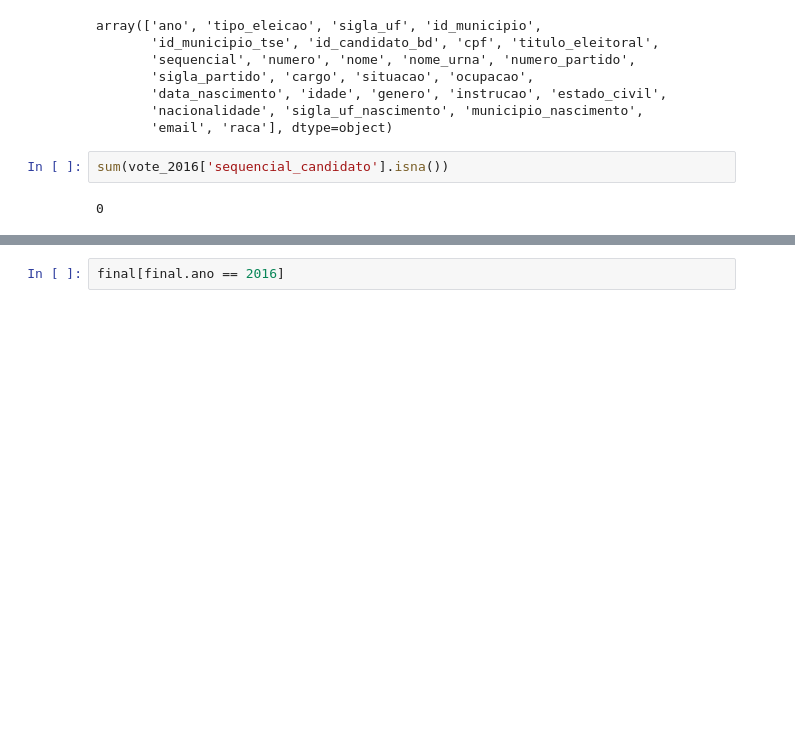
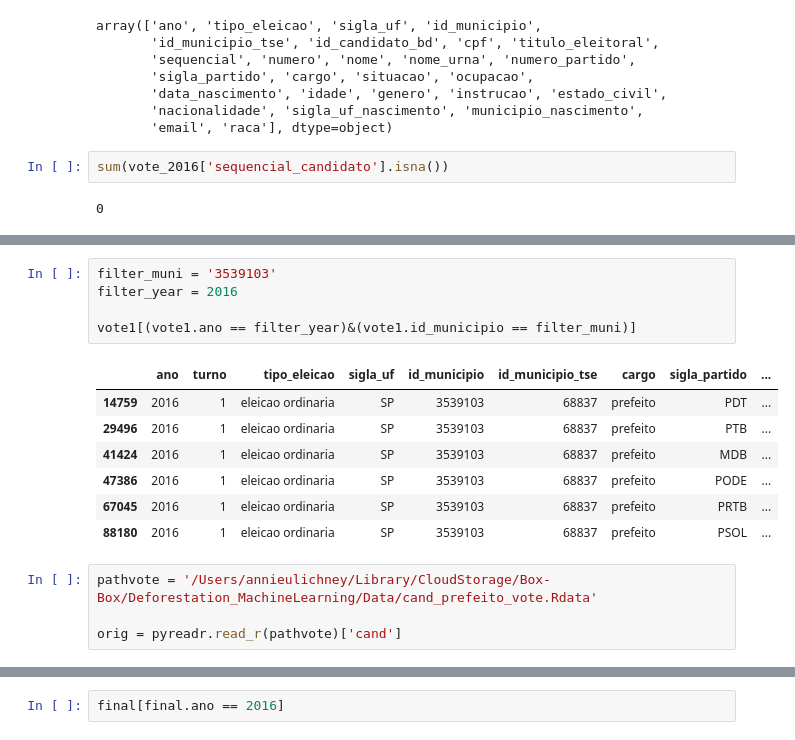
Before and after one commit to aulichney/Deforestation, a Jupyter notebook: CandPrefeitoDataProcessingNew.ipynb, the cells around one changed output, grey strips where cells are left out. Saved outputs shown, nothing was run; the diff lists cells and outputs as text; blank space fills up the shorter version.

Commit message:
Update election data files

```diff
--- a/CandPrefeitoDataProcessingNew.ipynb
+++ b/CandPrefeitoDataProcessingNew.ipynb
@@ -602,0 +427,17 @@ No winner for nan in nan
+# %%
+filter_muni = '3539103'
+filter_year = 2016
+
+vote1[(vote1.ano == filter_year)&(vote1.id_municipio == filter_muni)]
+# %% [output]
+|  | ano | turno | tipo_eleicao | sigla_uf | id_municipio | id_municipio_tse | cargo | sigla_partido | ... |
+| 14759 | 2016 | 1 | eleicao ordinaria | SP | 3539103 | 68837 | prefeito | PDT | ... |
+| 29496 | 2016 | 1 | eleicao ordinaria | SP | 3539103 | 68837 | prefeito | PTB | ... |
+| 41424 | 2016 | 1 | eleicao ordinaria | SP | 3539103 | 68837 | prefeito | MDB | ... |
+| 47386 | 2016 | 1 | eleicao ordinaria | SP | 3539103 | 68837 | prefeito | PODE | ... |
+| 67045 | 2016 | 1 | eleicao ordinaria | SP | 3539103 | 68837 | prefeito | PRTB | ... |
+| 88180 | 2016 | 1 | eleicao ordinaria | SP | 3539103 | 68837 | prefeito | PSOL | ... |
+# %%
+pathvote = '/Users/annieulichney/Library/CloudStorage/Box-Box/Deforestation_MachineLearning/Data/cand_prefeito_vote.Rdata'
+
+orig = pyreadr.read_r(pathvote)['cand']
```
Also changed, not shown: parts of 35 cells of this notebook.
